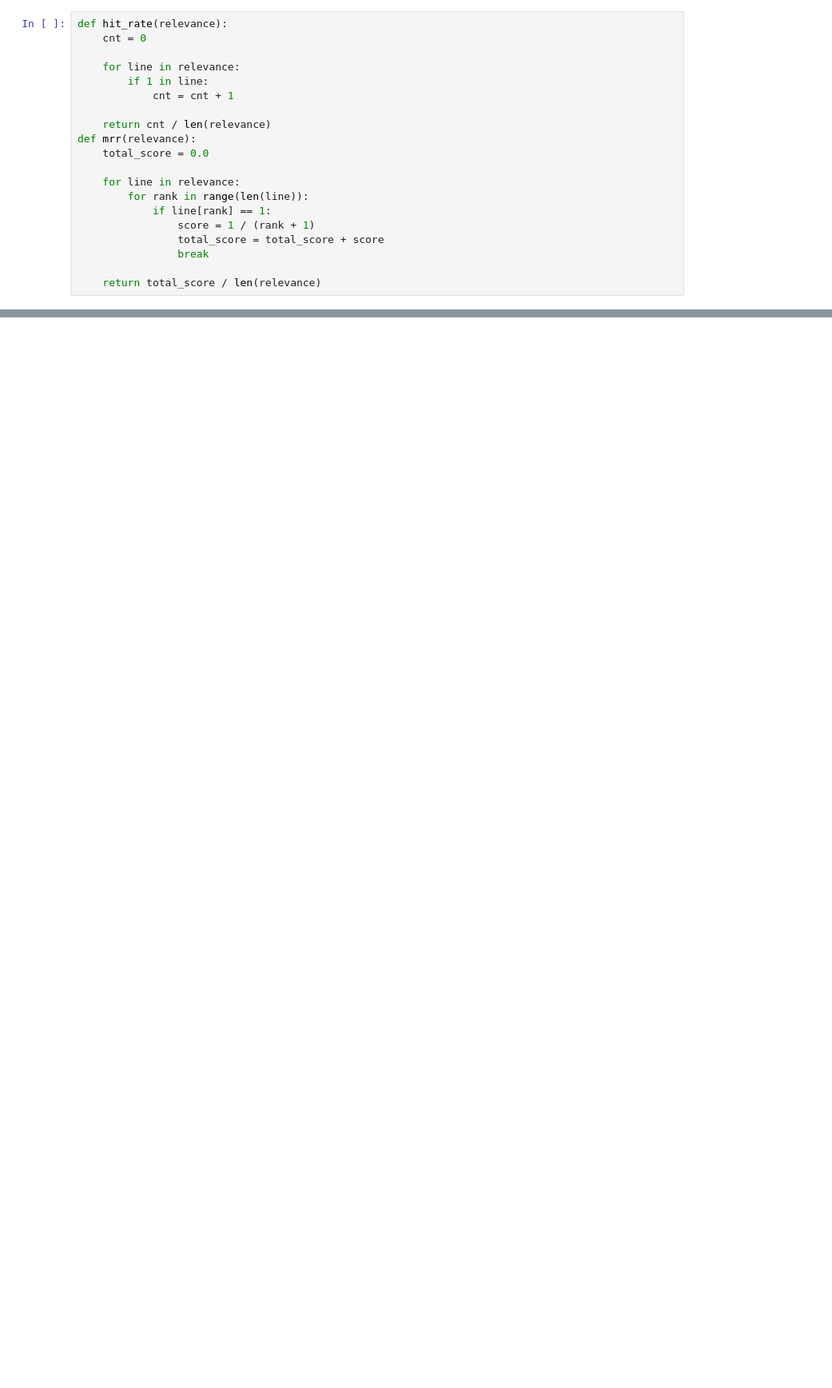
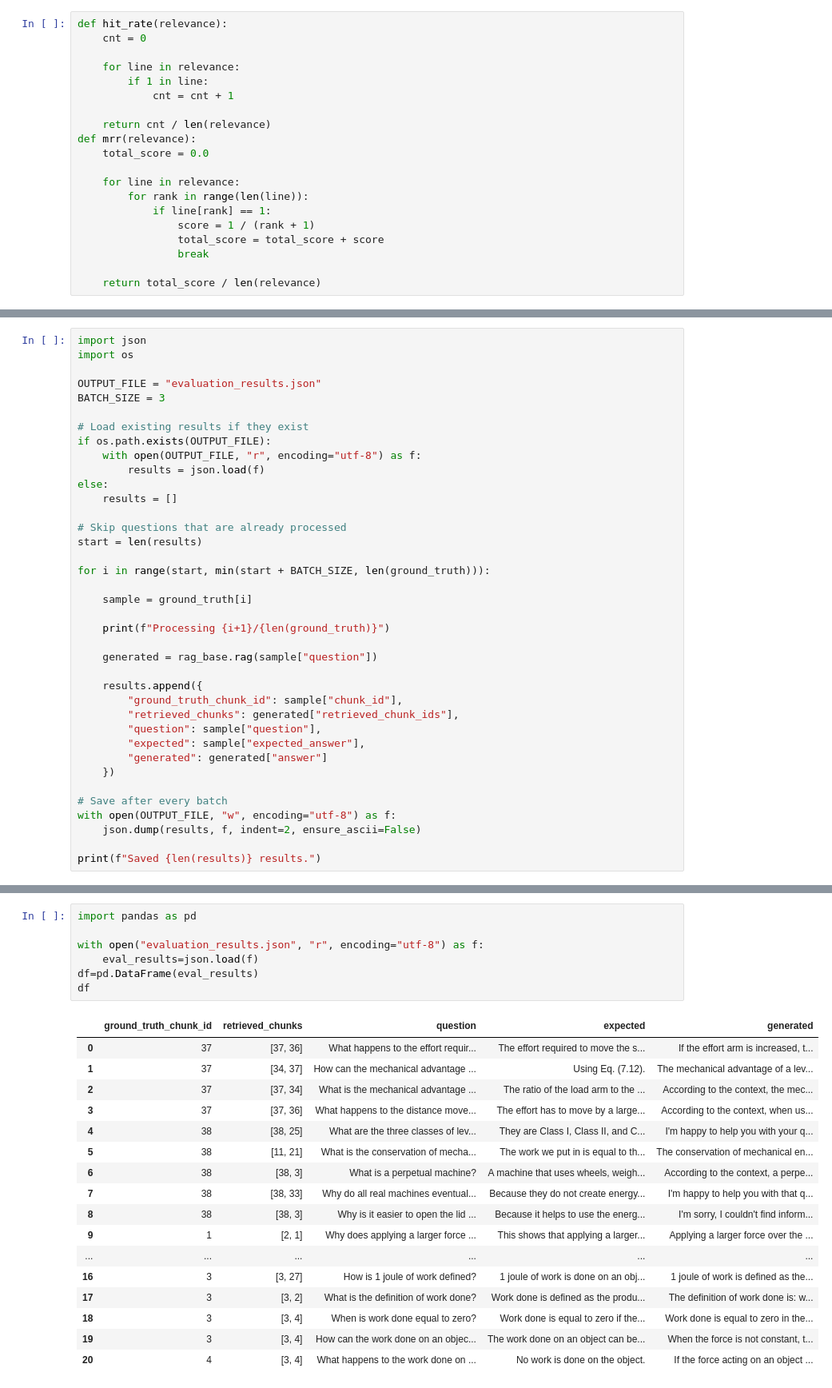
Before and after one commit to RevathyRamalingam/study-goblin, a Jupyter notebook: notebook/evaluation.ipynb, the cells around one changed output, grey strips where cells are left out. Shown at 80% size. Drawn from its saved outputs; the diff is of its cells as text; blank space fills up the shorter version.

Commit message:
Pending changes exported from your codespace

```diff
--- a/notebook/evaluation.ipynb
+++ b/notebook/evaluation.ipynb
@@ -281,0 +352,38 @@ Error code: 429 - {'error': {'message': 'Rate limit reached for gpt-5.4-mini in
+# %%
+import json
+import os
+
+OUTPUT_FILE = "evaluation_results.json"
+BATCH_SIZE = 3
+
+# Load existing results if they exist
+if os.path.exists(OUTPUT_FILE):
+    with open(OUTPUT_FILE, "r", encoding="utf-8") as f:
+        results = json.load(f)
+else:
+    results = []
+
+# Skip questions that are already processed
+start = len(results)
+
+for i in range(start, min(start + BATCH_SIZE, len(ground_truth))):
+
+    sample = ground_truth[i]
+
+    print(f"Processing {i+1}/{len(ground_truth)}")
+
+    generated = rag_base.rag(sample["question"])
+
+    results.append({
+        "ground_truth_chunk_id": sample["chunk_id"],
+        "retrieved_chunks": generated["retrieved_chunk_ids"],
+        "question": sample["question"],
+        "expected": sample["expected_answer"],
+        "generated": generated["answer"]
+    })
+
+# Save after every batch
+with open(OUTPUT_FILE, "w", encoding="utf-8") as f:
+    json.dump(results, f, indent=2, ensure_ascii=False)
+
+print(f"Saved {len(results)} results.")
@@ -281,0 +408,25 @@ Error code: 429 - {'error': {'message': 'Rate limit reached for gpt-5.4-mini in
+# %%
+import pandas as pd
+
+with open("evaluation_results.json", "r", encoding="utf-8") as f:
+    eval_results=json.load(f)
+df=pd.DataFrame(eval_results)
+df
+# %% [output]
+|  | ground_truth_chunk_id | retrieved_chunks | question | expected | generated |
+| 0 | 37 | [37, 36] | What happens to the effort requir... | The effort required to move the s... | If the effort arm is increased, t... |
+| 1 | 37 | [34, 37] | How can the mechanical advantage ... | Using Eq. (7.12). | The mechanical advantage of a lev... |
+| 2 | 37 | [37, 34] | What is the mechanical advantage ... | The ratio of the load arm to the ... | According to the context, the mec... |
+| 3 | 37 | [37, 36] | What happens to the distance move... | The effort has to move by a large... | According to the context, when us... |
+| 4 | 38 | [38, 25] | What are the three classes of lev... | They are Class I, Class II, and C... | I'm happy to help you with your q... |
+| 5 | 38 | [11, 21] | What is the conservation of mecha... | The work we put in is equal to th... | The conservation of mechanical en... |
+| 6 | 38 | [38, 3] | What is a perpetual machine? | A machine that uses wheels, weigh... | According to the context, a perpe... |
+| 7 | 38 | [38, 33] | Why do all real machines eventual... | Because they do not create energy... | I'm happy to help you with that q... |
+| 8 | 38 | [38, 3] | Why is it easier to open the lid ... | Because it helps to use the energ... | I'm sorry, I couldn't find inform... |
+| 9 | 1 | [2, 1] | Why does applying a larger force ... | This shows that applying a larger... | Applying a larger force over the ... |
+| ... | ... | ... | ... | ... | ... |
+| 16 | 3 | [3, 27] | How is 1 joule of work defined? | 1 joule of work is done on an obj... | 1 joule of work is defined as the... |
+| 17 | 3 | [3, 2] | What is the definition of work done? | Work done is defined as the produ... | The definition of work done is: w... |
+| 18 | 3 | [3, 4] | When is work done equal to zero? | Work done is equal to zero if the... | Work done is equal to zero in the... |
+| 19 | 3 | [3, 4] | How can the work done on an objec... | The work done on an object can be... | When the force is not constant, t... |
+| 20 | 4 | [3, 4] | What happens to the work done on ... | No work is done on the object. | If the force acting on an object ... |
```
Also changed, not shown: parts of 12 cells of this notebook, 8 other files.
